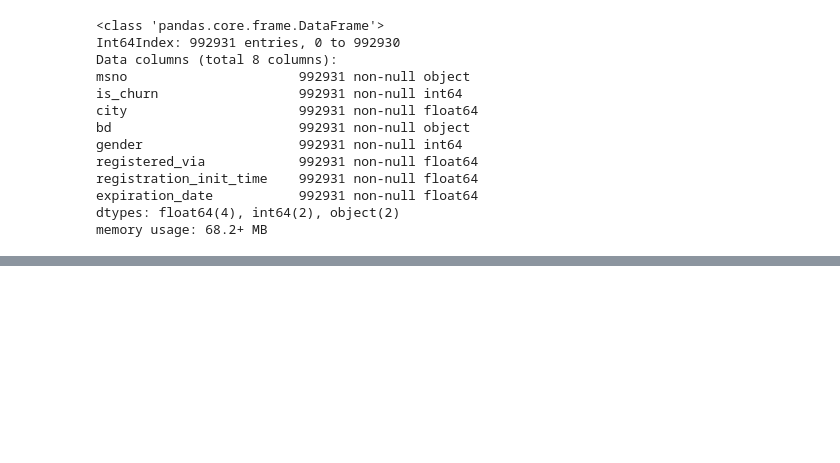
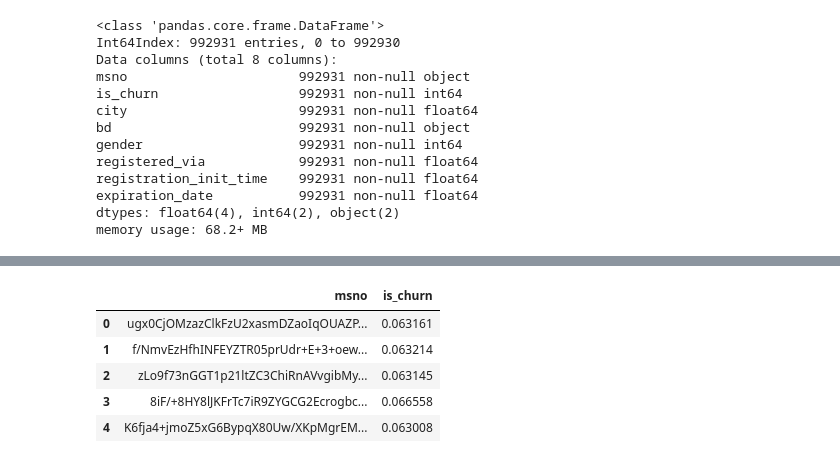
Before and after one commit to sglembocki/personal_projects, a Jupyter notebook: ChurnPrediction/ChurnPrediction.ipynb, the cells around one changed output, grey strips where cells are left out. Saved outputs shown, nothing was run; the diff lists cells and outputs as text; code cells hidden in the pictures; blank space fills up the shorter version.

```diff
--- a/ChurnPrediction/ChurnPrediction.ipynb
+++ b/ChurnPrediction/ChurnPrediction.ipynb
@@ -316,3 +343,13 @@ registration_init_time    992931 non-null float64
 expiration_date           992931 non-null float64
 dtypes: float64(4), int64(2), object(2)
 memory usage: 68.2+ MB
+# %%
+#train test split
+
+msno = test['msno']
+msno = pd.DataFrame(msno, columns = ['msno'])
+
+del train['msno']
+del test['msno']
+X, y = train.drop('is_churn', axis = 1), train['is_churn']
+X_train, X_test, y_train, y_test = train_test_split(X, y, random_state = 1)
@@ -318,0 +372,13 @@ memory usage: 68.2+ MB
+# %%
+result = logreg.predict_proba(test)
+result = pd.DataFrame(result, columns = ['delete', 'is_churn'])
+del result['delete']
+result = pd.concat([msno, pd.DataFrame(result)], axis = 1, join_axes = [msno.index])
+result.head()
+# %% [output]
+|  | msno | is_churn |
+| 0 | ugx0CjOMzazClkFzU2xasmDZaoIqOUAZP... | 0.063161 |
+| 1 | f/NmvEzHfhINFEYZTR05prUdr+E+3+oew... | 0.063214 |
+| 2 | zLo9f73nGGT1p21ltZC3ChiRnAVvgibMy... | 0.063145 |
+| 3 | 8iF/+8HY8lJKFrTc7iR9ZYGCG2Ecrogbc... | 0.066558 |
+| 4 | K6fja4+jmoZ5xG6BypqX80Uw/XKpMgrEM... | 0.063008 |
```
Also changed, not shown: parts of 11 cells of this notebook.
